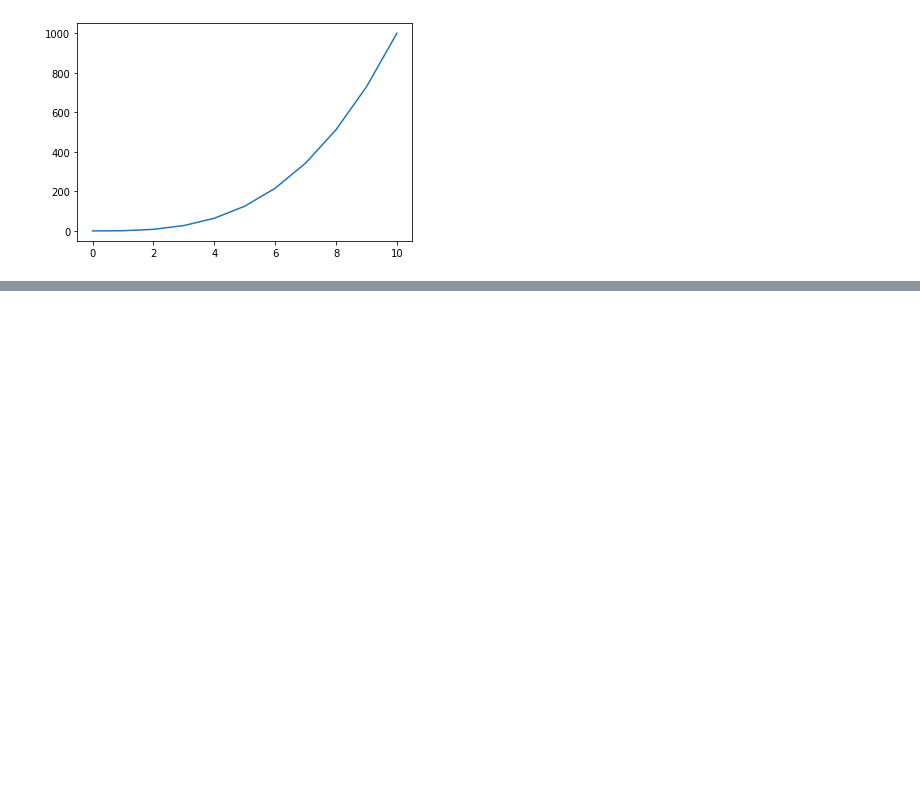
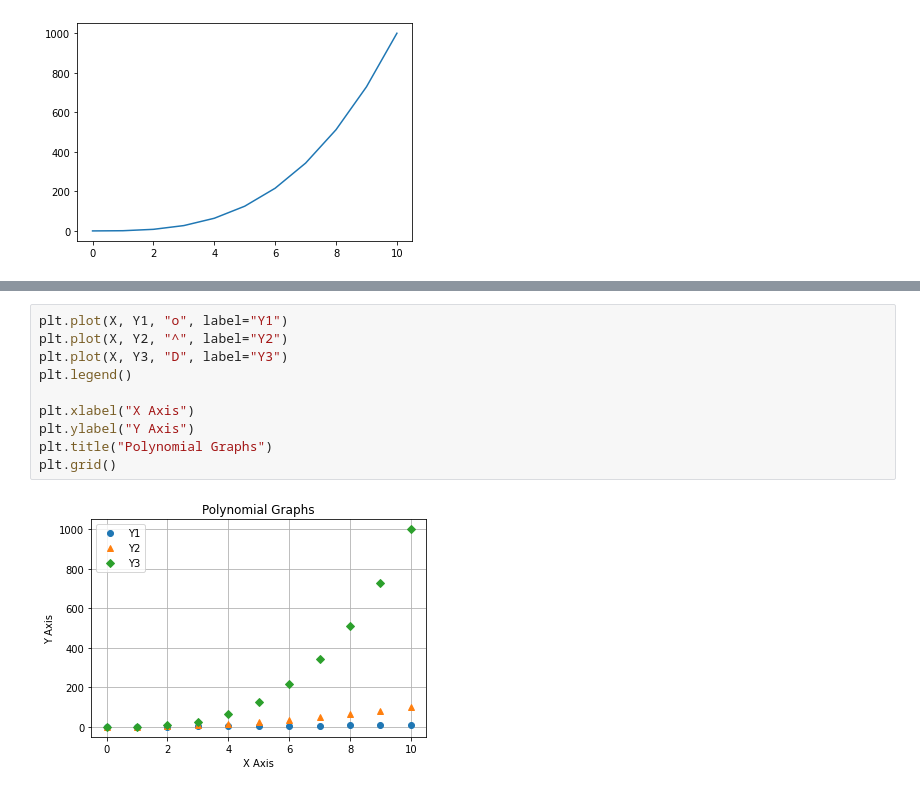
Before and after one commit to ishantk/GW2022PD1, a Jupyter notebook: GW2022PD1.ipynb, the cells around one changed output, grey strips where cells are left out. Cells and saved outputs as stored; diff of their text form; blank space fills up the shorter version.

```diff
--- a/GW2022PD1.ipynb
+++ b/GW2022PD1.ipynb
@@ -394,0 +406,12 @@ plt.plot(X, Y3)
+# %%
+plt.plot(X, Y1, "o", label="Y1")
+plt.plot(X, Y2, "^", label="Y2")
+plt.plot(X, Y3, "D", label="Y3")
+plt.legend()
+
+plt.xlabel("X Axis")
+plt.ylabel("Y Axis")
+plt.title("Polynomial Graphs")
+plt.grid()
+# %% [output]
+[figure, added]
```
Also changed, not shown: parts of 16 cells of this notebook.
